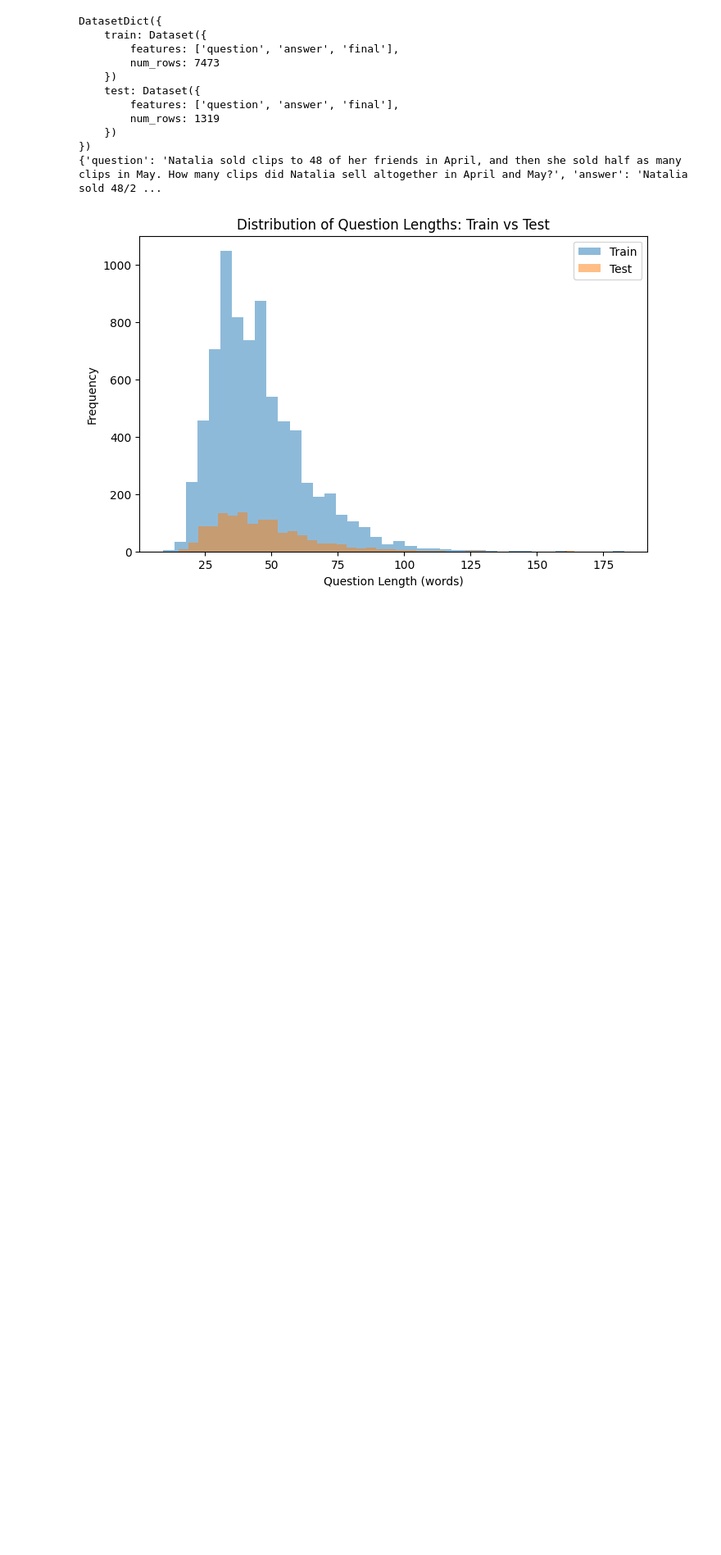
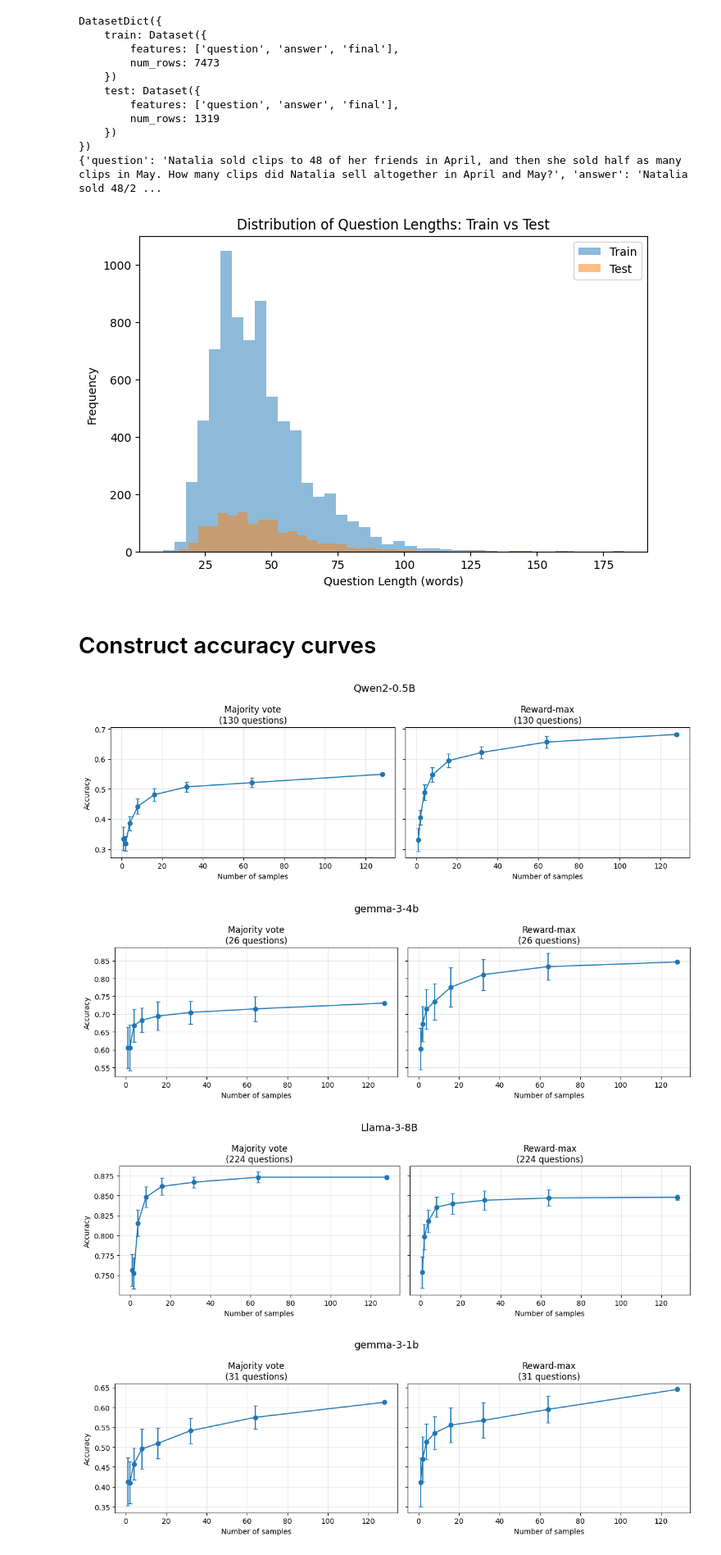
Before and after one commit to Networks-Learning/strategic-ttc, a Jupyter notebook: notebooks/GSM8K.ipynb, the cells around one changed output. Shown at 82% size. Saved outputs shown, nothing was run; the diff lists cells and outputs as text; code cells hidden in the pictures; blank space fills up the shorter version.

```diff
--- a/notebooks/GSM8K.ipynb
+++ b/notebooks/GSM8K.ipynb
@@ -60,3 +60,5 @@ plt.legend()
 plt.show()
 # %% [output]
 [figure]
+# %% [markdown]
+# Construct accuracy curves
@@ -62,0 +72,15 @@ plt.show()
+# %%
+results = load_results("../runs/GSM8K")
+
+for model_name, data in results.items():
+    thetas, maj_mean, maj_std, rew_mean, rew_std = compute_curves_for_model(
+        data,
+        parse_pred_fn=parse_pred_from_explanation,
+        sample_size=50,
+    )
+    plot_model_curves(model_name, thetas, maj_mean, maj_std, rew_mean, rew_std, len(data['correct']))
+# %% [output]
+[figure, added]
+[figure, added]
+[figure, added]
+[figure, added]
```
Also changed, not shown: parts of 2 cells of this notebook, 9 other files.
